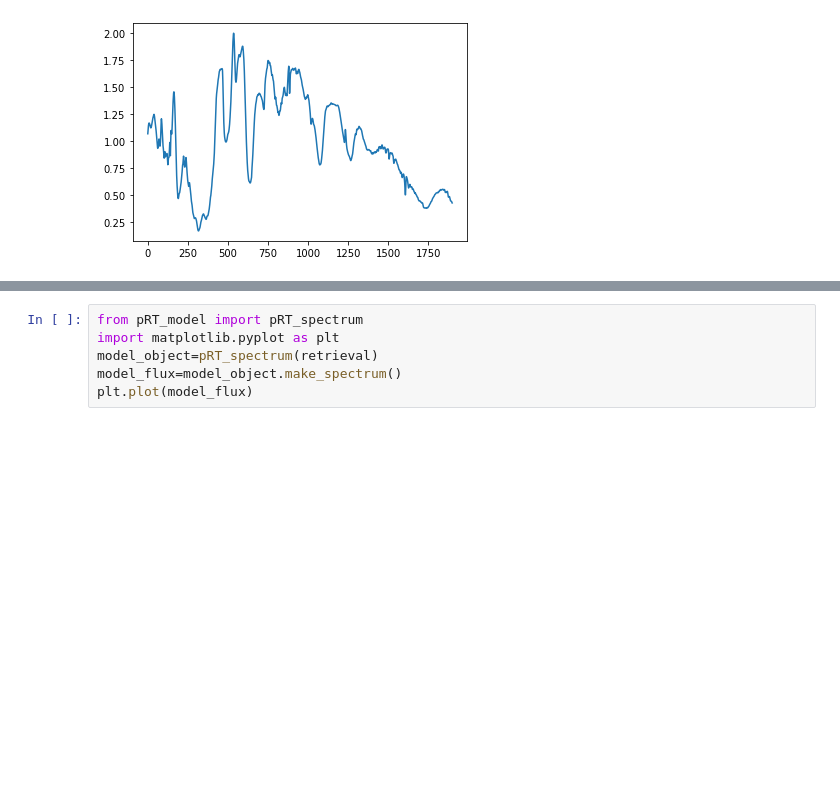
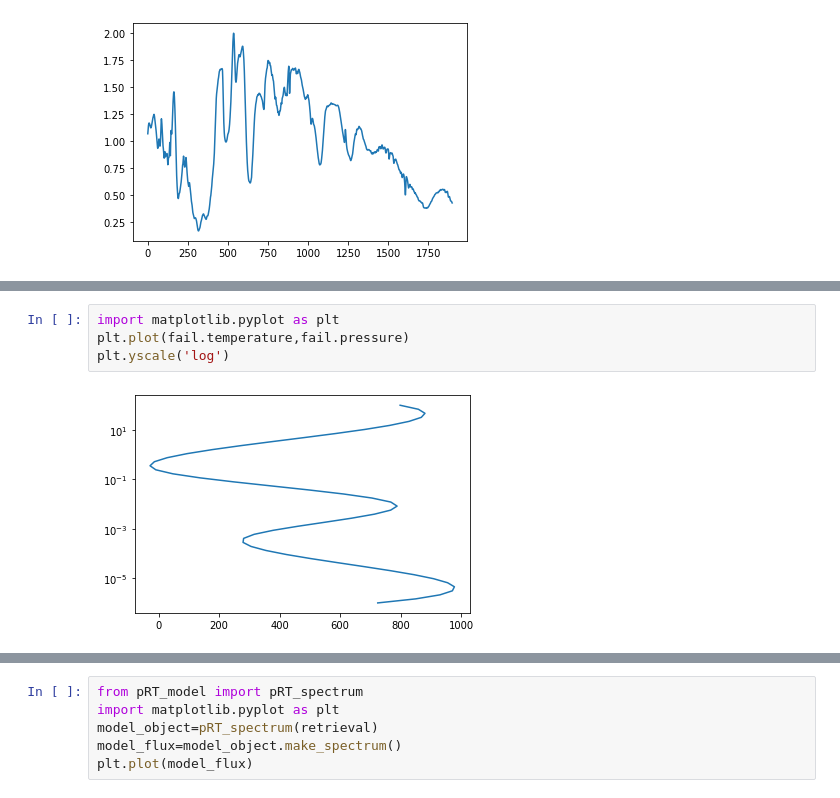
Before and after one commit to NatalieGrasser/LIFE_retrieval, a Jupyter notebook: LIFE_retrieval/debugging.ipynb, the cells around one changed output, grey strips where cells are left out. Cells and saved outputs as stored; diff of their text form; blank space fills up the shorter version.

```diff
--- a/LIFE_retrieval/debugging.ipynb
+++ b/LIFE_retrieval/debugging.ipynb
@@ -114,3 +162,9 @@ plt.plot(model_flux)
+# %%
+import matplotlib.pyplot as plt
+plt.plot(fail.temperature,fail.pressure)
+plt.yscale('log')
+# %% [output]
+[figure, added]
 # %%
 retrieval.run_retrieval()
 # %% [output]
```
Also changed, not shown: parts of 6 cells of this notebook, 2 other files.
